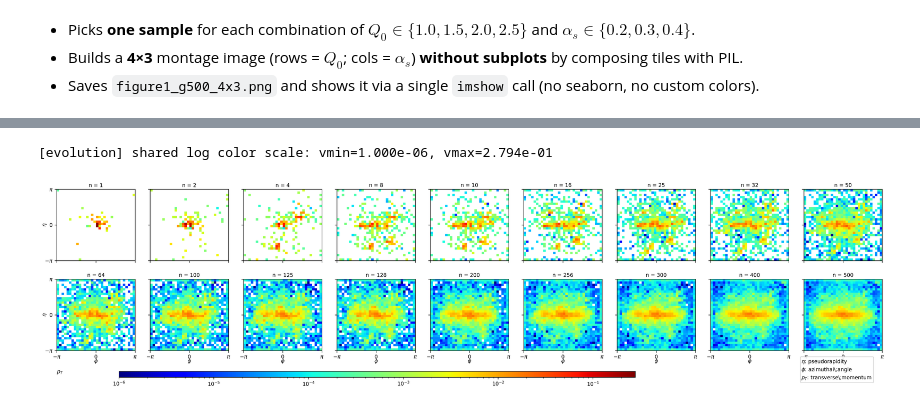
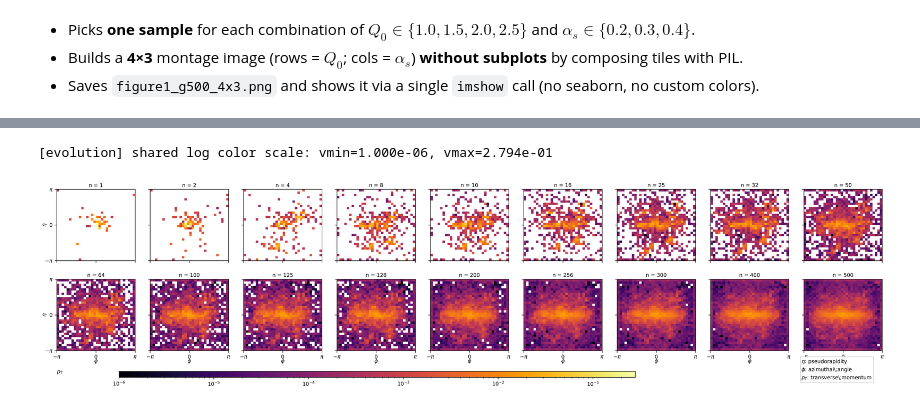
Before and after one commit to hmehryar/ml-jet-param-predictor, a Jupyter notebook: experiments/exp_plotting_event_aggregation_evolotion/plotting_event_aggregation_evolotion_notebook.ipynb, the cells around one changed output, grey strips where cells are left out. Saved outputs shown, nothing was run; the diff lists cells and outputs as text; code cells hidden in the pictures.

```diff
--- a/experiments/exp_plotting_event_aggregation_evolotion/plotting_event_aggregation_evolotion_notebook.ipynb
+++ b/experiments/exp_plotting_event_aggregation_evolotion/plotting_event_aggregation_evolotion_notebook.ipynb
@@ -461,7 +129,7 @@ def plot_evolution_hist2d_for_cell(
     alpha_idx=0,          # 0->0.2, 1->0.3, 2->0.4
     q0_idx=0,             # 0->1.0, 1->1.5, 2->2.0, 3->2.5
     module_value=None,    # None, "MATTER", or "MATTER-LBT"
-    sizes=(1,2,4,8,10,16,25,32,50,64,100,125,128,200,256,300,400,500),
+    sizes=sizes3,
     random_state=0
 ):
     """
@@ -552,7 +220,7 @@ def plot_evolution_hist2d_for_cell(
         pcm = ax.pcolormesh(
             x_edges, y_edges, avgs[idx],
             norm=colors.LogNorm(vmin=vmin, vmax=vmax),
-            cmap='jet', shading='auto'
+            cmap='inferno', shading='auto'
         )
         last_pcm = pcm
         ax.set_title(f"n = {n}", fontsize=9, pad=4)
@@ -571,39 +239,38 @@ def plot_evolution_hist2d_for_cell(
     alpha_str = alpha_vals[alpha_idx]
     q0_str = q0_vals[q0_idx]
     module_str = (module_value if module_value is not None
                   else energy_map[int(df_cell.iloc[0]['energy_loss'])])
     # fig.suptitle(f"Evolution of averaged Hist2D: αₛ={alpha_str}, Q₀={q0_str}, module={module_str}",
     #              fontsize=11, y=0.99)
 
     # bottom colorbar
     if last_pcm is not None:
         cax = fig.add_axes([0.10, -0.02, 0.60, 0.03])
         cbar = fig.colorbar(last_pcm, cax=cax, orientation='horizontal', location='bottom')
         cbar.ax.set_title(r"$p_T$", fontsize=9, pad=6, loc='left', x=-0.12, y=0.1)
         cbar.ax.tick_params(labelsize=9)
 
     # legend with symbol explanations
     legend_elements = [
         mpatches.Patch(color='none', label=r"$\eta$: pseudorapidity"),
         mpatches.Patch(color='none', label=r"$\phi$: azimuthal\;angle"),
         mpatches.Patch(color='none', label=r"$p_T$: transverse\;momentum"),
     ]
     fig.legend(handles=legend_elements, loc='lower right', bbox_to_anchor=(0.98, -0.06),
                fontsize=9, frameon=True, framealpha=0.9, handlelength=0, handletextpad=-0.2)
 
     plt.tight_layout()
 
     # save
     base = f"evolution_hist2d_alpha{alpha_str}_q0{q0_str}_{module_str}".replace('.', 'p')
     fig.savefig(base + ".png", dpi=300, bbox_inches="tight")
     fig.savefig(base + ".pdf", bbox_inches="tight")
     plt.show()
+#MATTER, α=0.2 (idx 0), Q0=1.0 (idx 0)
+plot_evolution_hist2d_for_cell(alpha_idx=0, q0_idx=0, module_value="MATTER")
+# %% [output]
+[evolution] shared log color scale: vmin=1.000e-06, vmax=2.794e-01
+[figure, added]
-# %%
-#MATTER, α=0.2 (idx 0), Q0=1.0 (idx 0)
-plot_evolution_hist2d_for_cell(alpha_idx=0, q0_idx=0, module_value="MATTER")
-# %% [output]
-[evolution] shared log color scale: vmin=1.000e-06, vmax=2.794e-01
-[figure, removed]
 # %%
 # MATTER-LBT, α=0.4 (idx 2), Q0=2.5 (idx 3)
 plot_evolution_hist2d_for_cell(alpha_idx=2, q0_idx=3, module_value="MATTER-LBT")
```
Also changed, not shown: parts of 16 cells of this notebook, 8 other files.
